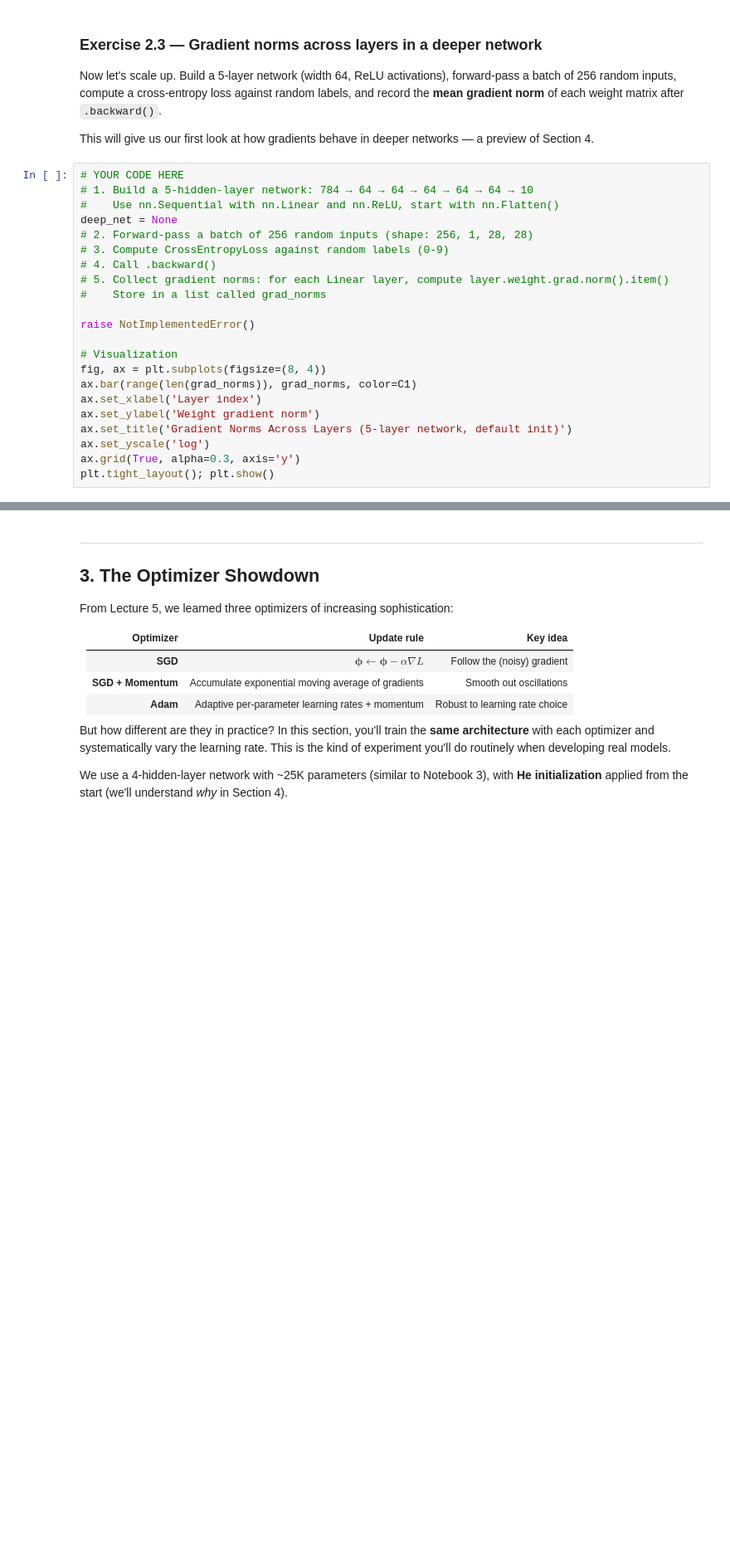
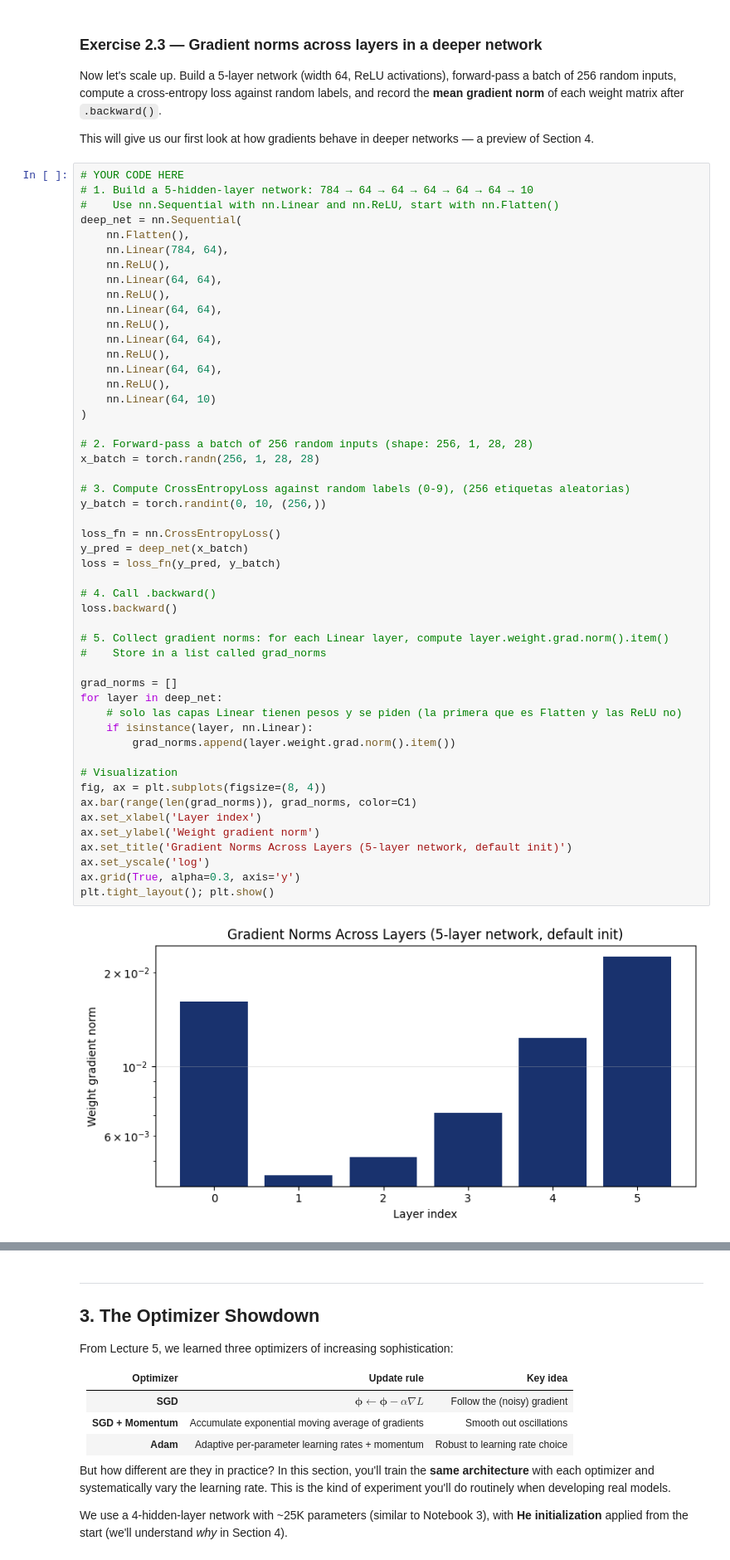
Before and after one commit to naguer019/deep-learning-course-notebooks, a Jupyter notebook: notebooks/notebook_4.ipynb, the cells around one changed output, grey strips where cells are left out. Shown at 83% size. Saved outputs shown, nothing was run; the diff lists cells and outputs as text; blank space fills up the shorter version.

```diff
--- a/notebooks/notebook_4.ipynb
+++ b/notebooks/notebook_4.ipynb
@@ -391,25 +440,55 @@ This will give us our first look at how gradients behave in deeper networks —
 # %%
 # YOUR CODE HERE
 # 1. Build a 5-hidden-layer network: 784 → 64 → 64 → 64 → 64 → 64 → 10
 #    Use nn.Sequential with nn.Linear and nn.ReLU, start with nn.Flatten()
-deep_net = None
+deep_net = nn.Sequential(
+    nn.Flatten(),
+    nn.Linear(784, 64),
+    nn.ReLU(),
+    nn.Linear(64, 64),
+    nn.ReLU(),
+    nn.Linear(64, 64),
+    nn.ReLU(),
+    nn.Linear(64, 64),
+    nn.ReLU(),
+    nn.Linear(64, 64),
+    nn.ReLU(),
+    nn.Linear(64, 10)
+)
+
 # 2. Forward-pass a batch of 256 random inputs (shape: 256, 1, 28, 28)
-# 3. Compute CrossEntropyLoss against random labels (0-9)
+x_batch = torch.randn(256, 1, 28, 28)
+
+# 3. Compute CrossEntropyLoss against random labels (0-9), (256 etiquetas aleatorias)
+y_batch = torch.randint(0, 10, (256,))
+
+loss_fn = nn.CrossEntropyLoss()
+y_pred = deep_net(x_batch)
+loss = loss_fn(y_pred, y_batch)
+
 # 4. Call .backward()
+loss.backward()
+
 # 5. Collect gradient norms: for each Linear layer, compute layer.weight.grad.norm().item()
 #    Store in a list called grad_norms
 
-raise NotImplementedError()
+grad_norms = []
+for layer in deep_net:
+    # solo las capas Linear tienen pesos y se piden (la primera que es Flatten y las ReLU no)
+    if isinstance(layer, nn.Linear):
+        grad_norms.append(layer.weight.grad.norm().item())
 
 # Visualization
 fig, ax = plt.subplots(figsize=(8, 4))
 ax.bar(range(len(grad_norms)), grad_norms, color=C1)
 ax.set_xlabel('Layer index')
 ax.set_ylabel('Weight gradient norm')
 ax.set_title('Gradient Norms Across Layers (5-layer network, default init)')
 ax.set_yscale('log')
 ax.grid(True, alpha=0.3, axis='y')
 plt.tight_layout(); plt.show()
+# %% [output]
+[figure, added]
 # %% [markdown]
 > **Question 2.2** — Do you see a trend in gradient magnitudes across layers? Do gradients grow or shrink as you go from the output layer toward the input? What does this imply for training the early layers of a deep network?
 >
```
Also changed, not shown: parts of 7 cells of this notebook.
